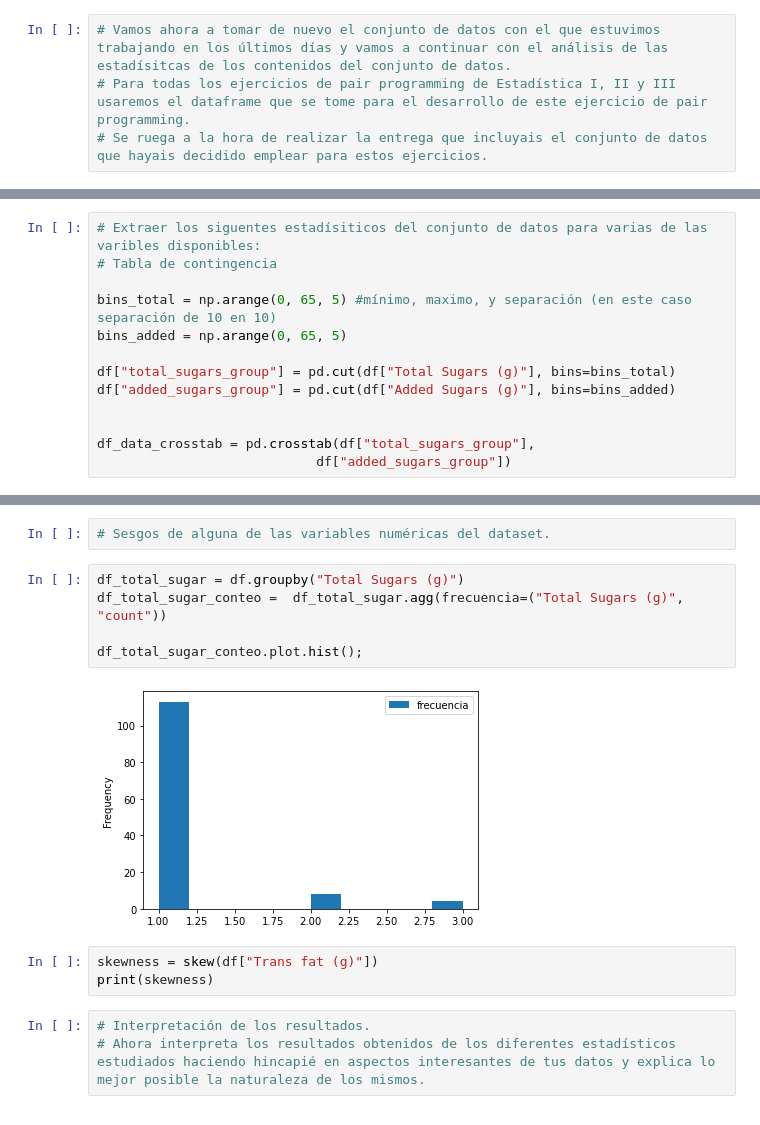
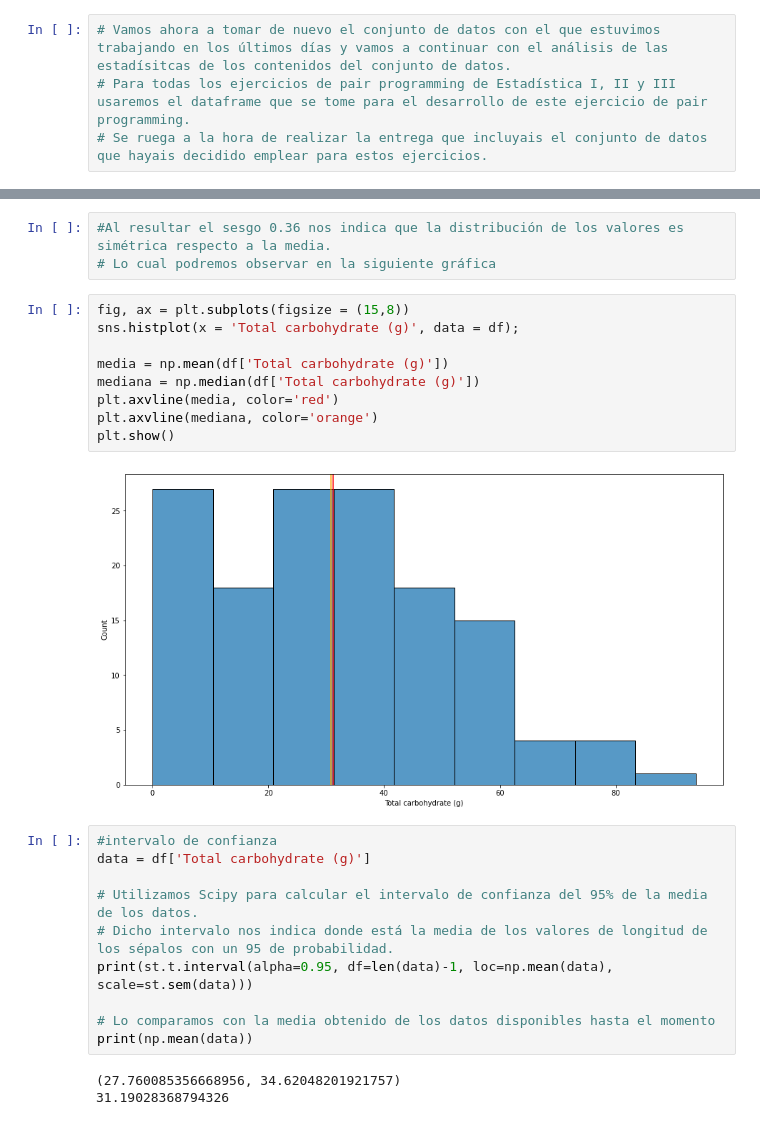
Before and after one commit to Adalab/DA-promo-b-modulo-2-sprint-1-Lara-Diana, a Jupyter notebook: Estadistica/modulo-2-ejercicio-1-estadistica-III.ipynb, the cells around one changed output, grey strips where cells are left out. Saved outputs shown, nothing was run; the diff lists cells and outputs as text.

```diff
--- a/Estadistica/modulo-2-ejercicio-1-estadistica-III.ipynb
+++ b/Estadistica/modulo-2-ejercicio-1-estadistica-III.ipynb
@@ -65,13 +60,0 @@ Name: Added Sugars (g), dtype: float64
-# %%
-# Extraer los siguentes estadísiticos del conjunto de datos para varias de las varibles disponibles:
-# Tabla de contingencia
-
-bins_total = np.arange(0, 65, 5) #mínimo, maximo, y separación (en este caso separación de 10 en 10)
-bins_added = np.arange(0, 65, 5)
-
-df["total_sugars_group"] = pd.cut(df["Total Sugars (g)"], bins=bins_total)
-df["added_sugars_group"] = pd.cut(df["Added Sugars (g)"], bins=bins_added)
-
-
-df_data_crosstab = pd.crosstab(df["total_sugars_group"],
-                            df["added_sugars_group"])
@@ -110,15 +61,27 @@ print(matriz_correlacion)
-# %%
-# Sesgos de alguna de las variables numéricas del dataset.
-# %%
-df_total_sugar = df.groupby("Total Sugars (g)")
-df_total_sugar_conteo =  df_total_sugar.agg(frecuencia=("Total Sugars (g)", "count"))
-
-df_total_sugar_conteo.plot.hist();
-# %% [output]
-[figure, removed]
-# %%
-skewness = skew(df["Trans fat (g)"])
-print(skewness)
-# %%
-# Interpretación de los resultados.
-# Ahora interpreta los resultados obtenidos de los diferentes estadísticos estudiados haciendo hincapié en aspectos interesantes de tus datos y explica lo mejor posible la naturaleza de los mismos.
+# %%
+#Al resultar el sesgo 0.36 nos indica que la distribución de los valores es simétrica respecto a la media.
+# Lo cual podremos observar en la siguiente gráfica
+# %%
+fig, ax = plt.subplots(figsize = (15,8))
+sns.histplot(x = 'Total carbohydrate (g)', data = df);
+
+media = np.mean(df['Total carbohydrate (g)'])
+mediana = np.median(df['Total carbohydrate (g)'])
+plt.axvline(media, color='red')
+plt.axvline(mediana, color='orange')
+plt.show()
+# %% [output]
+[figure, added]
+# %%
+#intervalo de confianza
+data = df['Total carbohydrate (g)']
+
+# Utilizamos Scipy para calcular el intervalo de confianza del 95% de la media de los datos.
+# Dicho intervalo nos indica donde está la media de los valores de longitud de los sépalos con un 95 de probabilidad.
+print(st.t.interval(alpha=0.95, df=len(data)-1, loc=np.mean(data), scale=st.sem(data)))
+
+# Lo comparamos con la media obtenido de los datos disponibles hasta el momento
+print(np.mean(data))
+# %% [output]
+(27.760085356668956, 34.62048201921757)
+31.19028368794326
```
Also changed, not shown: parts of 19 cells of this notebook, 3 other files.
